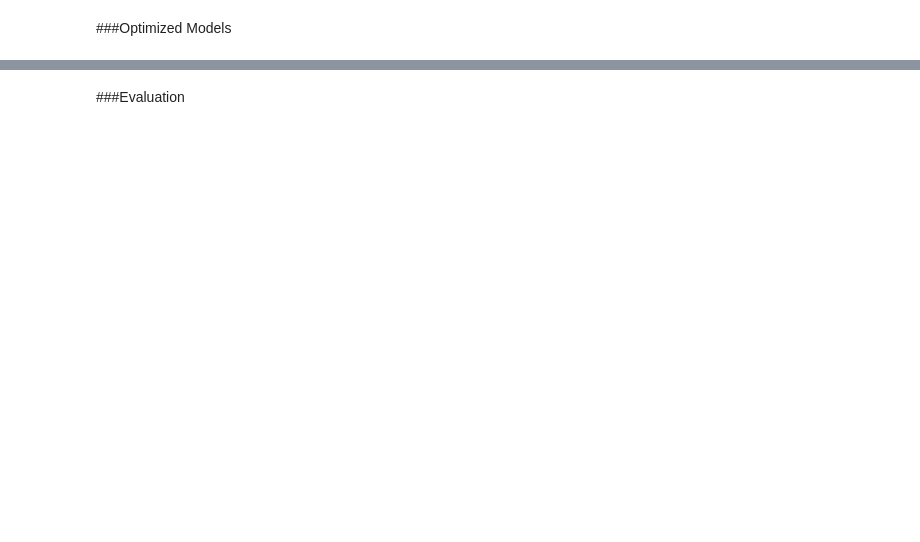
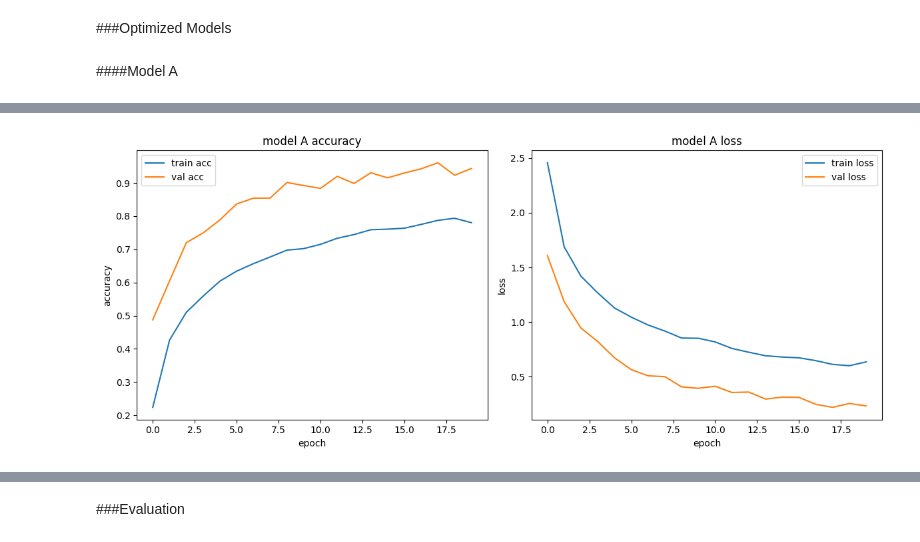
Before and after one commit to KirkCorwin/CSB410_project_2, a Jupyter notebook: project_2.ipynb, the cells around one changed output, grey strips where cells are left out. Saved outputs shown, nothing was run; the diff lists cells and outputs as text; code cells hidden in the pictures; blank space fills up the shorter version.

```diff
--- a/project_2.ipynb
+++ b/project_2.ipynb
@@ -11,2 +201,72 @@ README
 # %% [markdown]
 ###Optimized Models
+# %% [markdown]
+####Model A
+# %%
+# optimized model A: adam + dropout
+model_a = tf.keras.models.Sequential()
+
+# flatten input
+model_a.add(layers.Flatten(input_shape=(28,28,1)))
+
+# first dense layer with 512 neurons + relu
+model_a.add(layers.Dense(512, activation='relu'))
+
+# add dropout
+model_a.add(layers.Dropout(0.3))
+
+# second dense layer with 256 neurons + relu
+model_a.add(layers.Dense(256, activation='relu'))
+
+# add dropout
+model_a.add(layers.Dropout(0.3))
+
+# output layer with 25 neurons (0-24 labels)
+model_a.add(layers.Dense(25, activation='softmax'))
+
+# compile with adam
+model_a.compile(
+    optimizer='adam',
+    loss='sparse_categorical_crossentropy',
+    metrics=['accuracy']
+)
+
+# train model for 20 epochs
+history_a = model_a.fit(
+    X_train, y_train,
+    epochs=20,
+    batch_size=32,
+    validation_split=0.2
+)
+
+# save history dict
+history_a_dict = history_a.history
+
+# plot training/validation curves
+plt.figure(figsize=(12,5))
+
+# accuracy
+plt.subplot(1,2,1)
+plt.plot(history_a_dict['accuracy'], label='train acc')
+plt.plot(history_a_dict['val_accuracy'], label='val acc')
+plt.title('model A accuracy')
+plt.xlabel('epoch')
+plt.ylabel('accuracy')
+plt.legend()
+
+# loss
+plt.subplot(1,2,2)
+plt.plot(history_a_dict['loss'], label='train loss')
+plt.plot(history_a_dict['val_loss'], label='val loss')
+plt.title('model A loss')
+plt.xlabel('epoch')
+plt.ylabel('loss')
+plt.legend()
+
+plt.tight_layout()
+plt.show()
+
+# save predictions for confusion matrix
+preds_a = model_a.predict(X_test)
+preds_a_classes = np.argmax(preds_a, axis=1)
+# %% [output]
@@ -12,0 +290 @@ README
+[figure, added]
```
Also changed, not shown: parts of 30 cells of this notebook.
